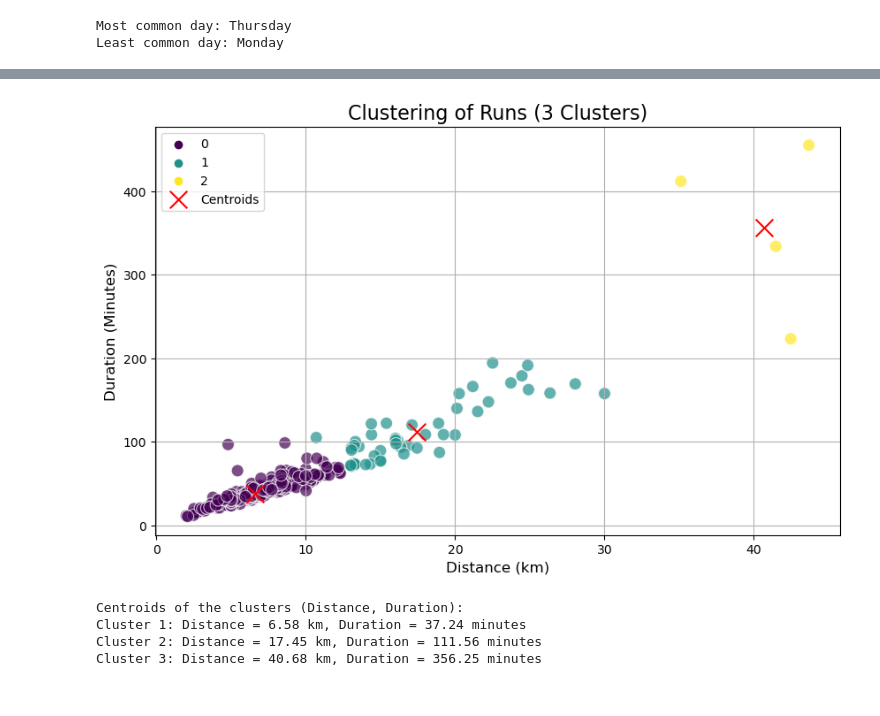
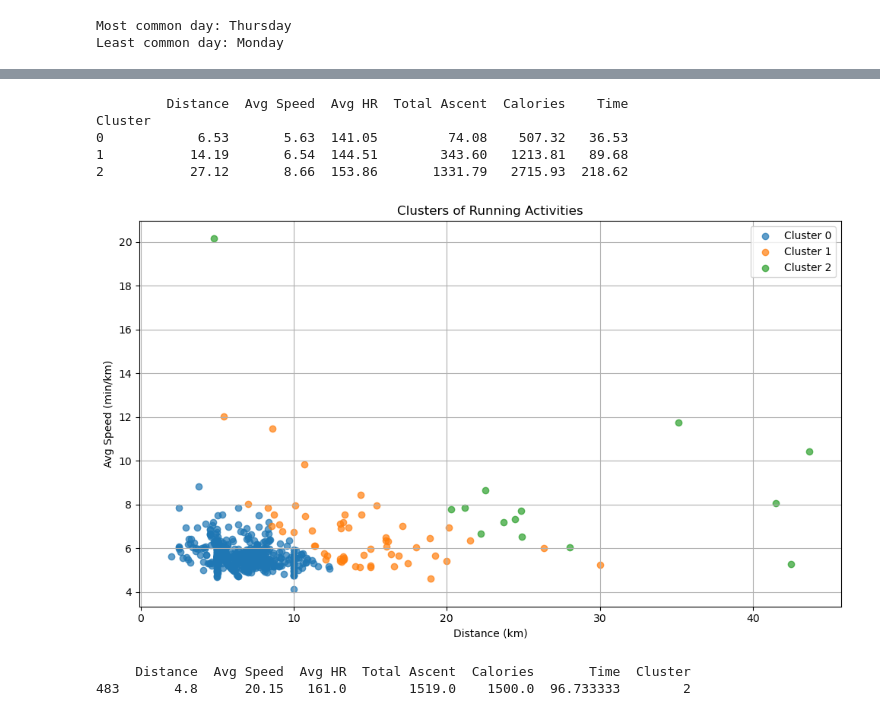
Before and after one commit to kostaskes/my-garmin-runs, a Jupyter notebook: 01_running_basic_analysis.ipynb, the cells around one changed output, grey strips where cells are left out. Drawn from its saved outputs; the diff is of its cells as text; code cells hidden in the pictures.

```diff
--- a/01_running_basic_analysis.ipynb
+++ b/01_running_basic_analysis.ipynb
@@ -424,29 +451,46 @@ centroids_real = scaler.inverse_transform(centroids)
-# %%
-# Plot clusters
-plt.figure(figsize=(10, 6))
-sns.scatterplot(x=run_data['Distance'], y=run_data['Duration_Minutes'],
-                hue=run_data['Cluster'], palette='viridis', s=100, alpha=0.7)
-
-# Plot centroids
-plt.scatter(centroids_real[:, 0], centroids_real[:, 1],
-            c='red', marker='x', s=200, label='Centroids')
-
-# Labels and title
-plt.title('Clustering of Runs (3 Clusters)', fontsize=16)
-plt.xlabel('Distance (km)', fontsize=12)
-plt.ylabel('Duration (Minutes)', fontsize=12)
-plt.legend()
-plt.grid(True)
-plt.show()
-# %% [output]
-[figure, removed]
-# %%
-# Print the centroids (real scale)
-print("Centroids of the clusters (Distance, Duration):")
-for i, centroid in enumerate(centroids_real):
-    print(f"Cluster {i+1}: Distance = {centroid[0]:.2f} km, Duration = {centroid[1]:.2f} minutes")
-# %% [output]
-Centroids of the clusters (Distance, Duration):
-Cluster 1: Distance = 6.58 km, Duration = 37.24 minutes
-Cluster 2: Distance = 17.45 km, Duration = 111.56 minutes
-Cluster 3: Distance = 40.68 km, Duration = 356.25 minutes
+# %%
+# Apply KMeans with k=3
+kmeans = KMeans(n_clusters=3, random_state=42, n_init=10)
+clustering_data['Cluster'] = kmeans.fit_predict(scaled_data)
+# %%
+# Get average values per cluster
+cluster_summary = clustering_data.groupby('Cluster').mean(numeric_only=True)
+
+# Round for readability
+cluster_summary = cluster_summary.round(2)
+
+# Display the summary
+print(cluster_summary)
+# %% [output]
+         Distance  Avg Speed  Avg HR  Total Ascent  Calories    Time
+Cluster
+0            6.53       5.63  141.05         74.08    507.32   36.53
+1           14.19       6.54  144.51        343.60   1213.81   89.68
+2           27.12       8.66  153.86       1331.79   2715.93  218.62
+# %%
+# Add cluster labels to original (scaled) dataset for plotting
+clustered_data = clustering_data.copy()
+clustered_data['Cluster'] = kmeans.labels_
+
+# Plot Distance vs Avg Speed, colored by cluster
+plt.figure(figsize=(10, 6))
+for cluster in clustered_data['Cluster'].unique():
+    subset = clustered_data[clustered_data['Cluster'] == cluster]
+    plt.scatter(subset['Distance'], subset['Avg Speed'], label=f'Cluster {cluster}', alpha=0.7)
+
+plt.title('Clusters of Running Activities')
+plt.xlabel('Distance (km)')
+plt.ylabel('Avg Speed (min/km)')
+plt.legend()
+plt.grid(True)
+plt.tight_layout()
+plt.show()
+# %% [output]
+[figure, added]
+# %%
+# Show any entries with Avg Speed greater than 20 min/km
+outliers = clustered_data[clustered_data['Avg Speed'] > 20]
+print(outliers)
+# %% [output]
+     Distance  Avg Speed  Avg HR  Total Ascent  Calories       Time  Cluster
+483       4.8      20.15   161.0        1519.0    1500.0  96.733333        2
```
Also changed, not shown: parts of 13 cells of this notebook.
